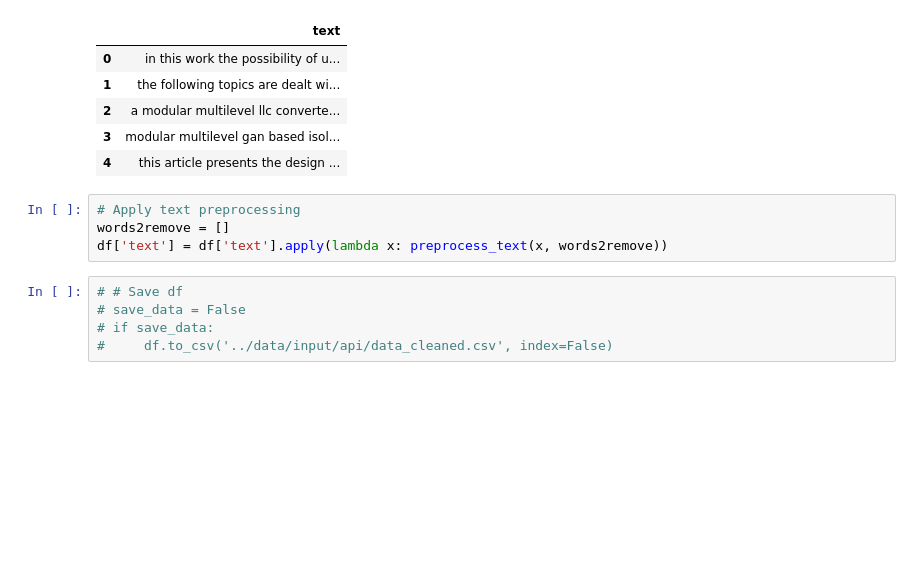
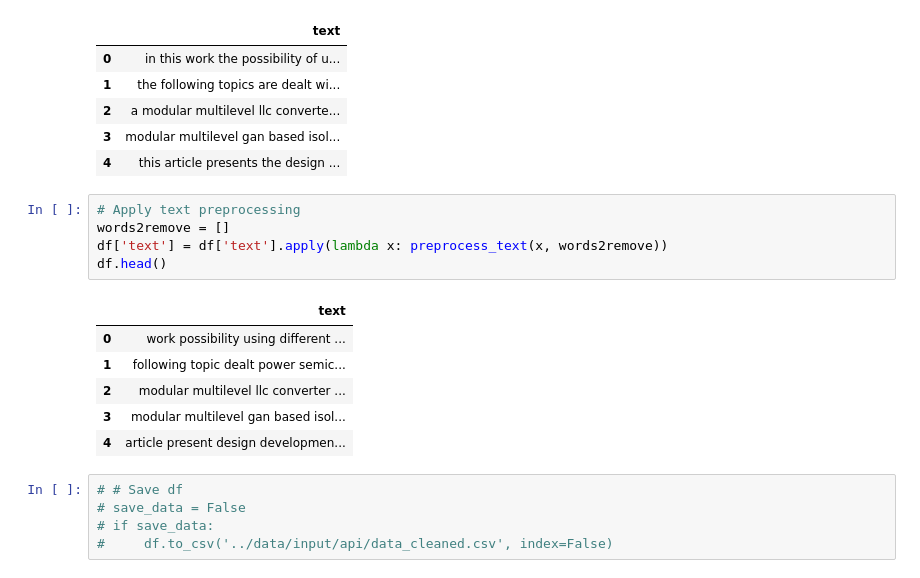
Before and after one commit to pabloajimenezc/SOTA, a Jupyter notebook: notebooks/02_data_preprocessing.ipynb, the cells around one changed output. Saved outputs shown, nothing was run; the diff lists cells and outputs as text; blank space fills up the shorter version.

```diff
--- a/notebooks/02_data_preprocessing.ipynb
+++ b/notebooks/02_data_preprocessing.ipynb
@@ -521,7 +521,15 @@ df.head()
 # %%
 # Apply text preprocessing
 words2remove = []
 df['text'] = df['text'].apply(lambda x: preprocess_text(x, words2remove))
+df.head()
+# %% [output]
+|  | text |
+| 0 | work possibility using different ... |
+| 1 | following topic dealt power semic... |
+| 2 | modular multilevel llc converter ... |
+| 3 | modular multilevel gan based isol... |
+| 4 | article present design developmen... |
 # %%
 # # Save df
 # save_data = False
```
Also changed, not shown: parts of 3 cells of this notebook, 8 other files.
